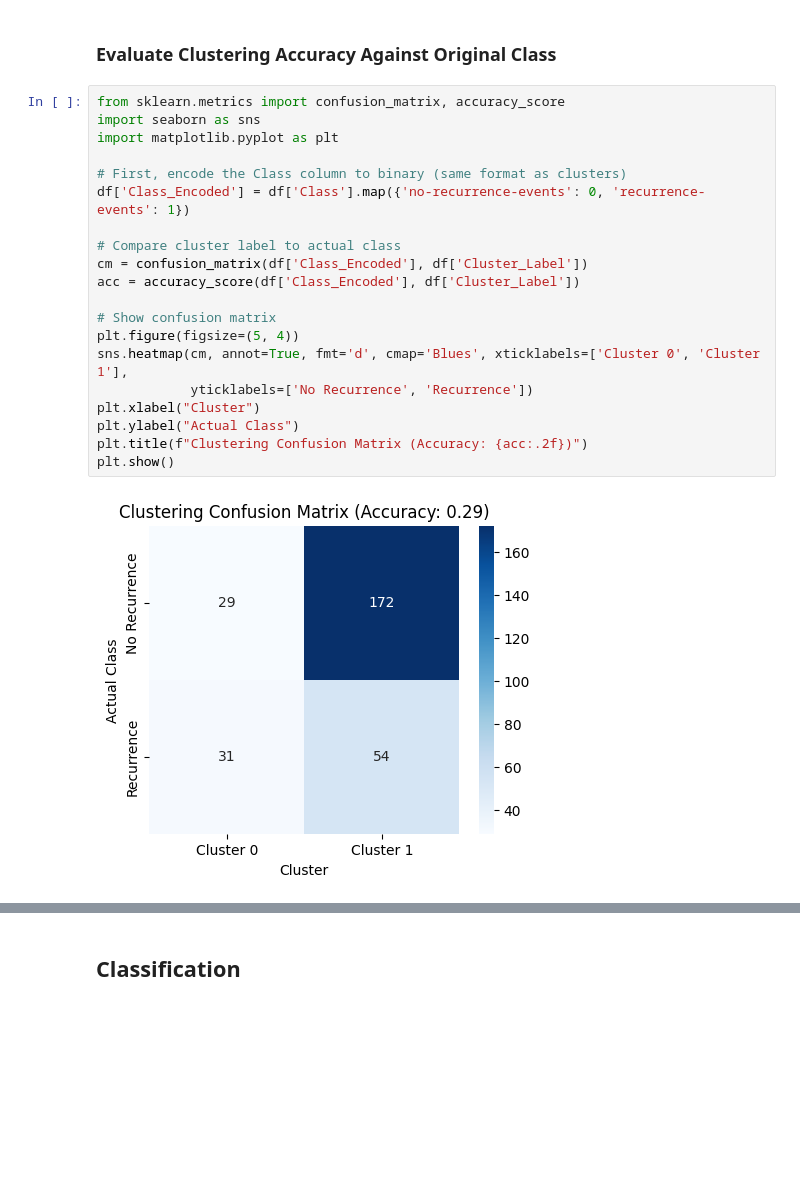
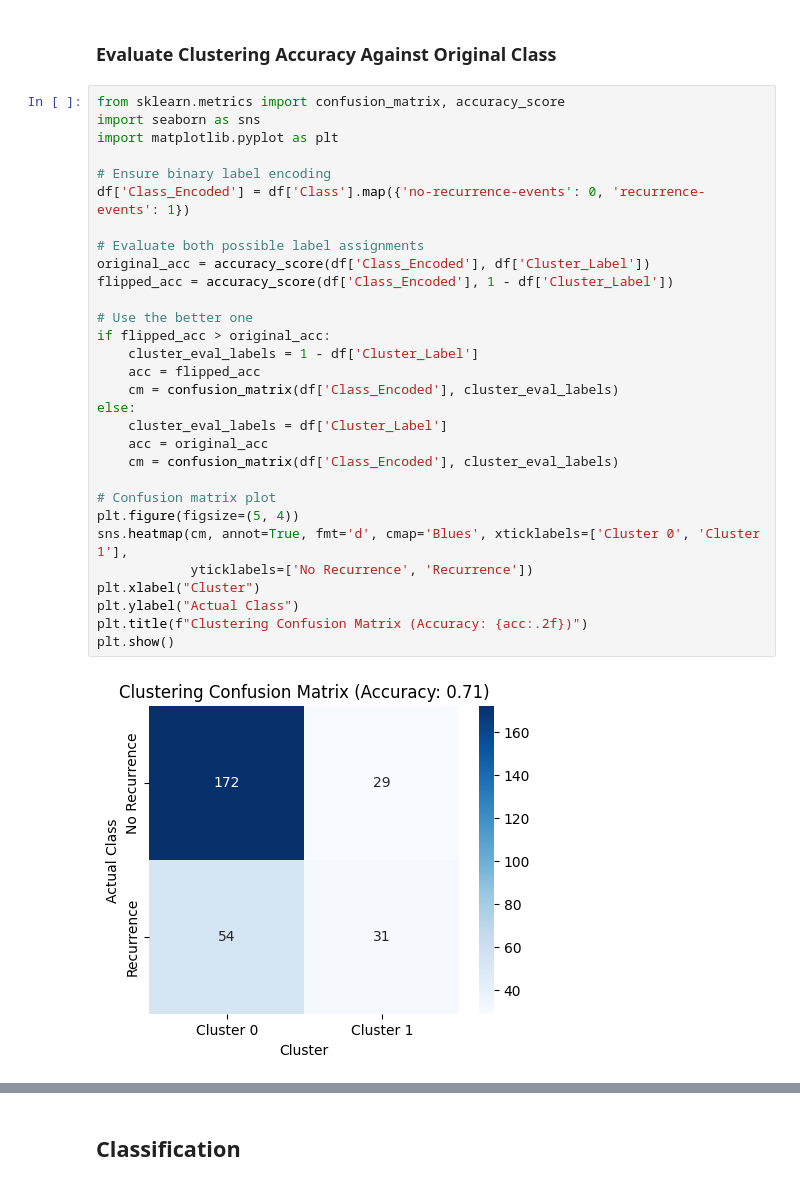
Before and after one commit to TarikBugraAy/breast-cancer-clustering-classification, a Jupyter notebook: Notebooks/clustering_&_classification.ipynb, the cells around one changed output, grey strips where cells are left out. Cells and saved outputs as stored; diff of their text form; blank space fills up the shorter version.

```diff
--- a/Notebooks/clustering_&_classification.ipynb
+++ b/Notebooks/clustering_&_classification.ipynb
@@ -151,22 +151,32 @@ Name: count, dtype: int64
 # %%
 from sklearn.metrics import confusion_matrix, accuracy_score
 import seaborn as sns
 import matplotlib.pyplot as plt
 
-# First, encode the Class column to binary (same format as clusters)
+# Ensure binary label encoding
 df['Class_Encoded'] = df['Class'].map({'no-recurrence-events': 0, 'recurrence-events': 1})
 
-# Compare cluster label to actual class
-cm = confusion_matrix(df['Class_Encoded'], df['Cluster_Label'])
-acc = accuracy_score(df['Class_Encoded'], df['Cluster_Label'])
+# Evaluate both possible label assignments
+original_acc = accuracy_score(df['Class_Encoded'], df['Cluster_Label'])
+flipped_acc = accuracy_score(df['Class_Encoded'], 1 - df['Cluster_Label'])
 
-# Show confusion matrix
+# Use the better one
+if flipped_acc > original_acc:
+    cluster_eval_labels = 1 - df['Cluster_Label']
+    acc = flipped_acc
+    cm = confusion_matrix(df['Class_Encoded'], cluster_eval_labels)
+else:
+    cluster_eval_labels = df['Cluster_Label']
+    acc = original_acc
+    cm = confusion_matrix(df['Class_Encoded'], cluster_eval_labels)
+
+# Confusion matrix plot
 plt.figure(figsize=(5, 4))
 sns.heatmap(cm, annot=True, fmt='d', cmap='Blues', xticklabels=['Cluster 0', 'Cluster 1'],
             yticklabels=['No Recurrence', 'Recurrence'])
 plt.xlabel("Cluster")
 plt.ylabel("Actual Class")
 plt.title(f"Clustering Confusion Matrix (Accuracy: {acc:.2f})")
 plt.show()
 # %% [output]
-[figure, old version]
+[figure, new version]
```
Also changed, not shown: parts of 6 cells of this notebook.
